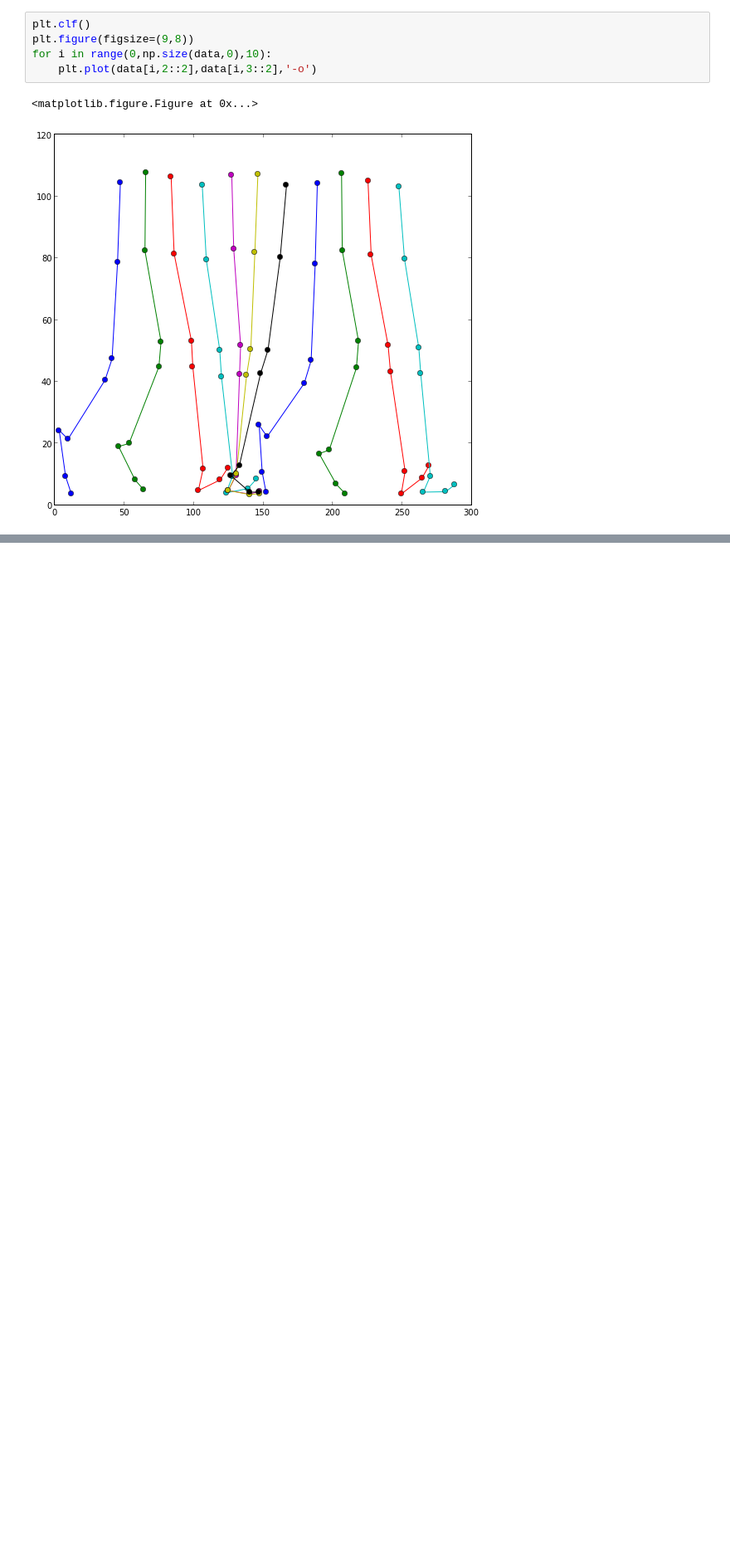
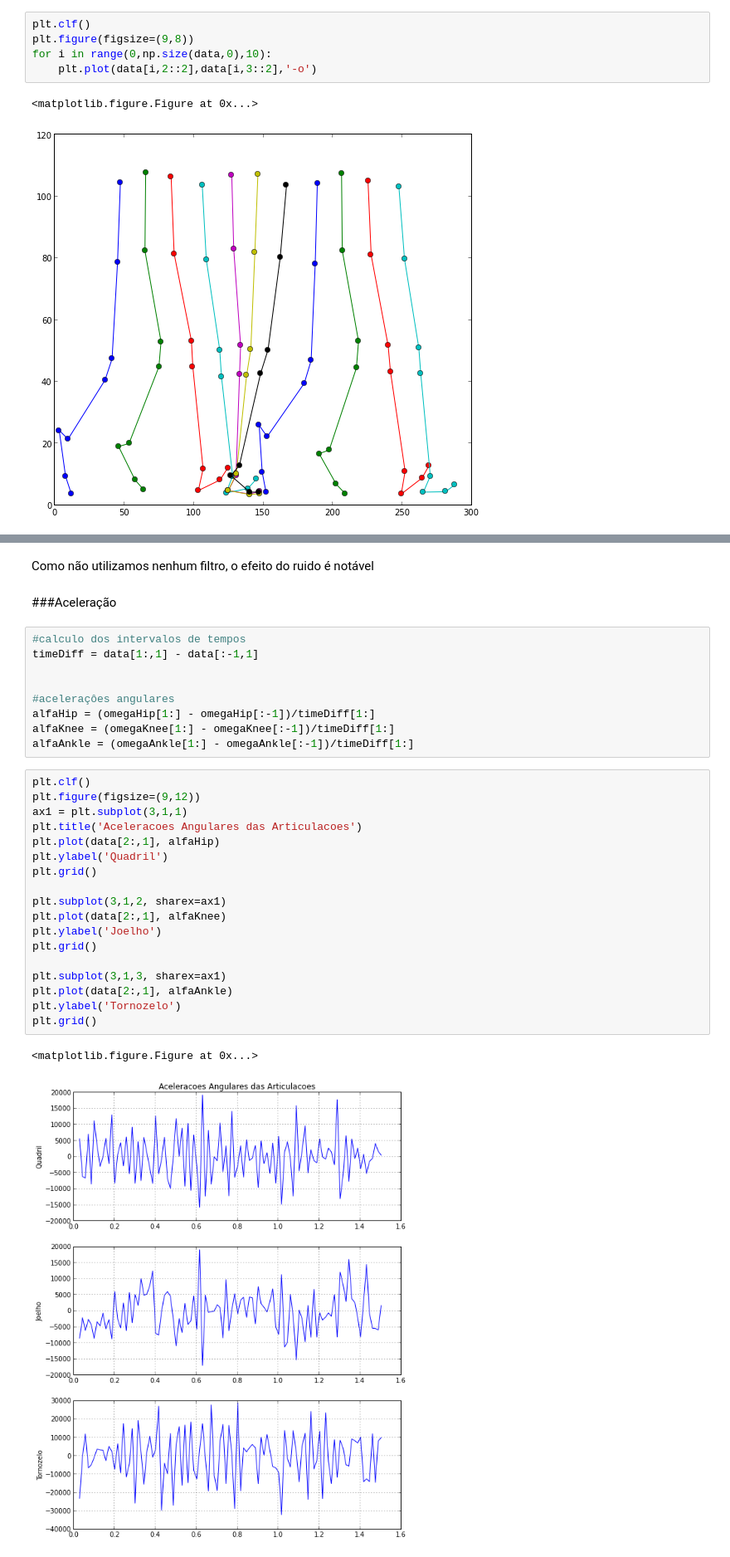
Before and after one commit to ojon/Exercicios_Biomecanica, a Jupyter notebook: lowerLimb_SJA.ipynb, the cells around one changed output, grey strips where cells are left out. Shown: that part at 83% size. Drawn from its saved outputs; the diff is of its cells as text; blank space fills up the shorter version.

```diff
--- a/lowerLimb_SJA.ipynb
+++ b/lowerLimb_SJA.ipynb
@@ -71,0 +134,34 @@ for i in range(0,np.size(data,0),10):
+# %% [markdown]
+Como não utilizamos nenhum filtro, o efeito do ruido é notável
+# %% [markdown]
+###Aceleração
+# %%
+#calculo dos intervalos de tempos
+timeDiff = data[1:,1] - data[:-1,1]
+
+
+#aceleraçôes angulares
+alfaHip = (omegaHip[1:] - omegaHip[:-1])/timeDiff[1:]
+alfaKnee = (omegaKnee[1:] - omegaKnee[:-1])/timeDiff[1:]
+alfaAnkle = (omegaAnkle[1:] - omegaAnkle[:-1])/timeDiff[1:]
+# %%
+plt.clf()
+plt.figure(figsize=(9,12))
+ax1 = plt.subplot(3,1,1)
+plt.title('Aceleracoes Angulares das Articulacoes')
+plt.plot(data[2:,1], alfaHip)
+plt.ylabel('Quadril')
+plt.grid()
+
+plt.subplot(3,1,2, sharex=ax1)
+plt.plot(data[2:,1], alfaKnee)
+plt.ylabel('Joelho')
+plt.grid()
+
+plt.subplot(3,1,3, sharex=ax1)
+plt.plot(data[2:,1], alfaAnkle)
+plt.ylabel('Tornozelo')
+plt.grid()
+# %% [output]
+<matplotlib.figure.Figure at 0x...>
+[figure, added]
```
Also changed, not shown: parts of 9 cells of this notebook.
